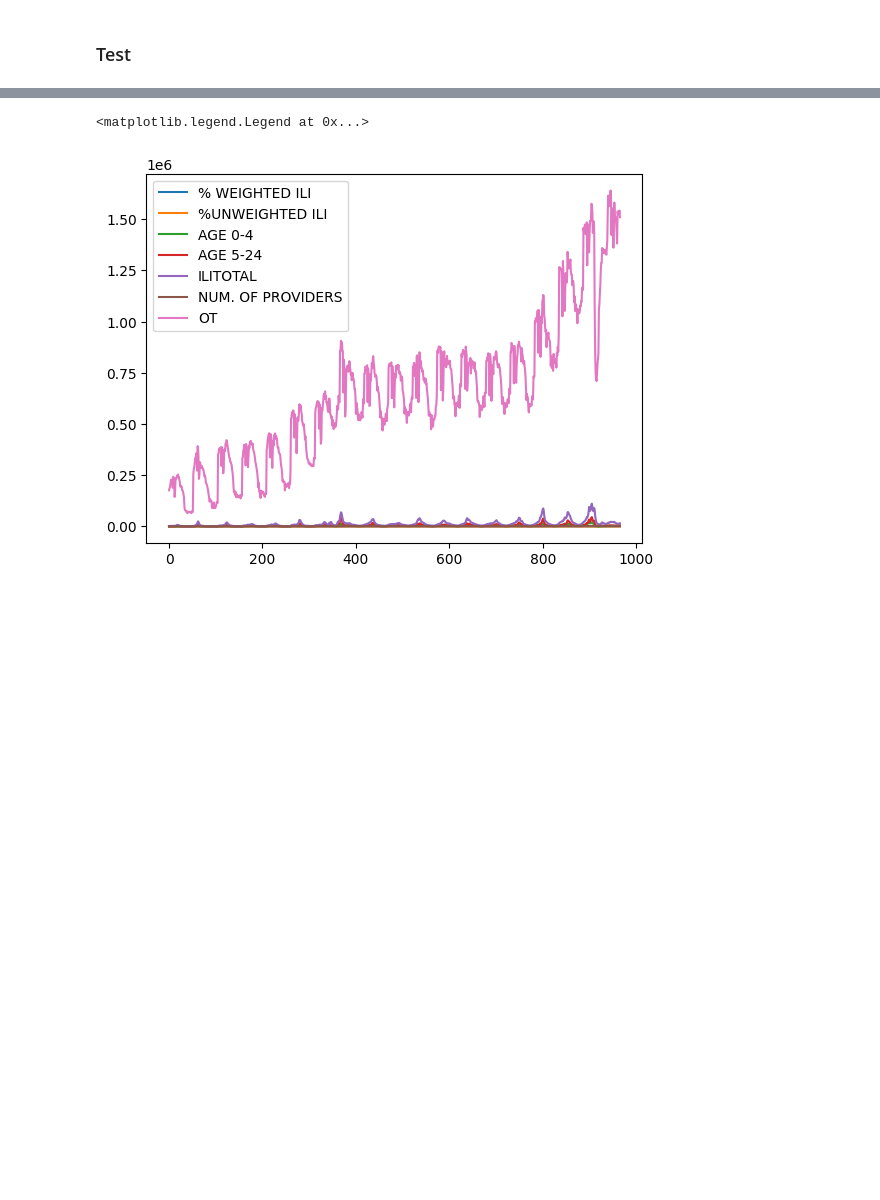
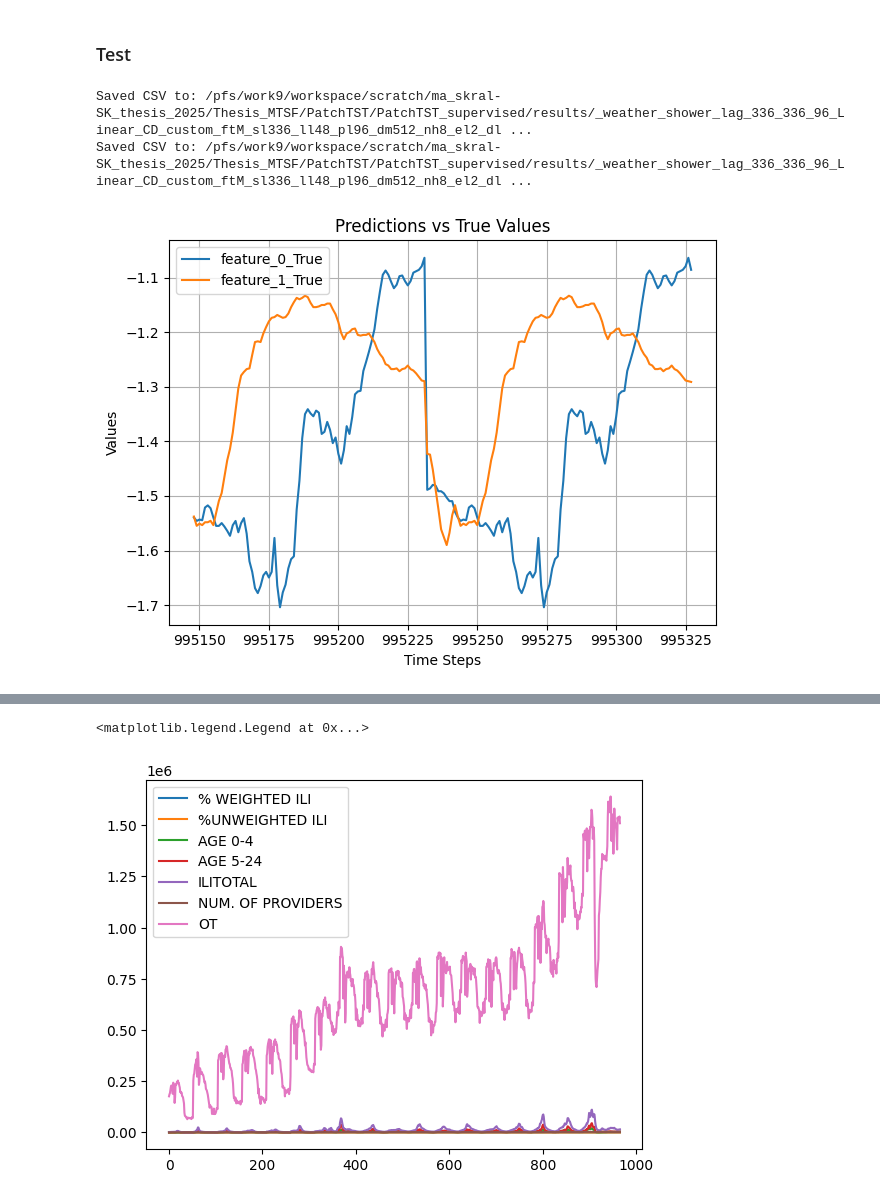
Before and after one commit to simonkral/Thesis_MTSF, a Jupyter notebook: visualization/visualize_predictions.ipynb, the cells around one changed output, grey strips where cells are left out. Cells and saved outputs as stored; diff of their text form; code cells hidden in the pictures; blank space fills up the shorter version.

Commit message:
Prediction visualization

```diff
--- a/visualization/visualize_predictions.ipynb
+++ b/visualization/visualize_predictions.ipynb
@@ -5,0 +20,41 @@ import matplotlib.pyplot as plt
+# %%
+npy_paths = ["/pfs/work9/workspace/scratch/ma_skral-SK_thesis_2025/Thesis_MTSF/PatchTST/PatchTST_supervised/results/national_illness_shower_lag_104_60_Linear_CD_custom_ftM_sl104_ll18_pl60_dm512_nh8_el2_dl1_df2048_fc1_ebtimeF_dtTrue_Exp_0/true.npy",
+             "/pfs/work9/workspace/scratch/ma_skral-SK_thesis_2025/Thesis_MTSF/PatchTST/PatchTST_supervised/results/national_illness_shower_lag_104_60_Linear_CD_custom_ftM_sl104_ll18_pl60_dm512_nh8_el2_dl1_df2048_fc1_ebtimeF_dtTrue_Exp_0/pred.npy"]
+
+
+npy_paths = ["/pfs/work9/workspace/scratch/ma_skral-SK_thesis_2025/Thesis_MTSF/PatchTST/PatchTST_supervised/results/_weather_shower_lag_336_336_96_Linear_CD_custom_ftM_sl336_ll48_pl96_dm512_nh8_el2_dl1_df2048_fc1_ebtimeF_dtTrue_Exp_0/true.npy",
+             "/pfs/work9/workspace/scratch/ma_skral-SK_thesis_2025/Thesis_MTSF/PatchTST/PatchTST_supervised/results/_weather_shower_lag_336_336_96_Linear_CD_custom_ftM_sl336_ll48_pl96_dm512_nh8_el2_dl1_df2048_fc1_ebtimeF_dtTrue_Exp_0/pred.npy"]
+
+
+csv_paths = [path.replace(".npy", ".csv") for path in npy_paths]
+
+for npy_path in npy_paths:
+    csv_path = npy_path.replace(".npy", ".csv")
+    npy_to_csv(npy_path, csv_path)
+
+df_true = pd.read_csv(csv_paths[0])
+df_pred = pd.read_csv(csv_paths[1])
+#df_pred = df_pred.iloc[-480:]
+df_pred = df_pred.iloc[-180:]
+#df_pred = df_pred.iloc[:480]
+#df_true = df_true.iloc[-480:]
+df_true = df_true.iloc[-180:]
+#df_true = df_true.iloc[:480]
+# %% [output]
+Saved CSV to: /pfs/work9/workspace/scratch/ma_skral-SK_thesis_2025/Thesis_MTSF/PatchTST/PatchTST_supervised/results/_weather_shower_lag_336_336_96_Linear_CD_custom_ftM_sl336_ll48_pl96_dm512_nh8_el2_dl ...
+Saved CSV to: /pfs/work9/workspace/scratch/ma_skral-SK_thesis_2025/Thesis_MTSF/PatchTST/PatchTST_supervised/results/_weather_shower_lag_336_336_96_Linear_CD_custom_ftM_sl336_ll48_pl96_dm512_nh8_el2_dl ...
+# %%
+#plt.plot(df_pred['feature_0'], label='feature_0')
+#plt.plot(df_pred['feature_1'], label='feature_1')
+plt.plot(df_true['feature_0'], label='feature_0_True')
+plt.plot(df_true['feature_1'], label='feature_1_True')
+
+plt.legend()
+plt.xlabel('Time Steps')
+plt.ylabel('Values')
+plt.title('Predictions vs True Values')
+plt.grid()
+plt.tight_layout()
+plt.show()
+# %% [output]
+[figure, added]
```
Also changed, not shown: parts of 6 cells of this notebook, 1 other file.
